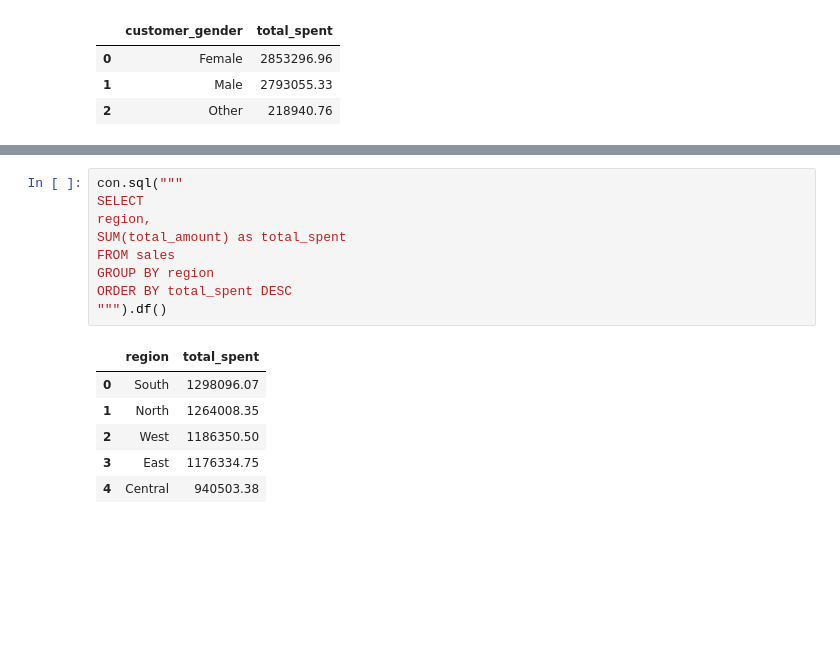
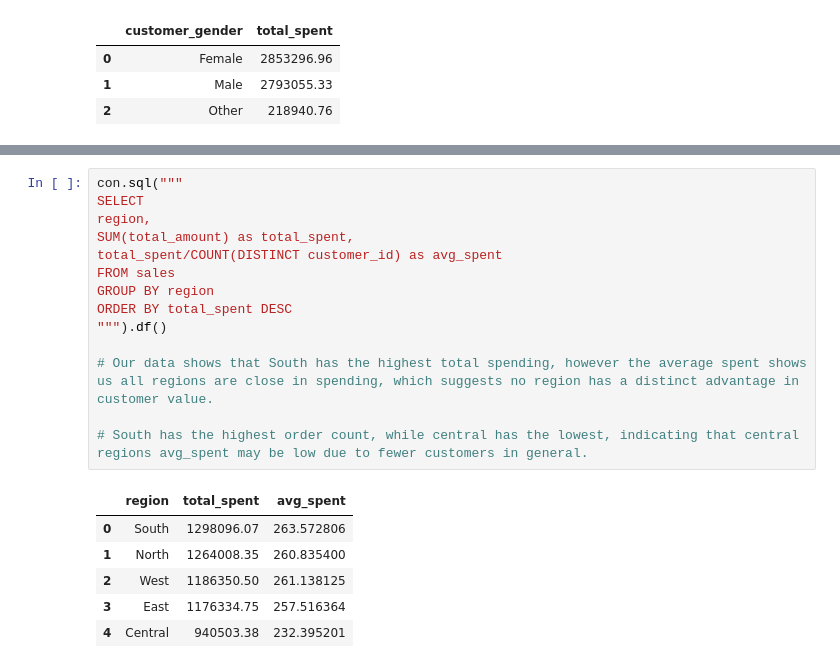
Before and after one commit to t-primero/e-commerce-analysis, a Jupyter notebook: ecommerce_analysis.ipynb, the cells around one changed output, grey strips where cells are left out. Saved outputs shown, nothing was run; the diff lists cells and outputs as text; blank space fills up the shorter version.

```diff
--- a/ecommerce_analysis.ipynb
+++ b/ecommerce_analysis.ipynb
@@ -587,16 +603,21 @@ ORDER BY total_spent DESC
 # %%
 con.sql("""
 SELECT
 region,
-SUM(total_amount) as total_spent
+SUM(total_amount) as total_spent,
+total_spent/COUNT(DISTINCT customer_id) as avg_spent
 FROM sales
 GROUP BY region
 ORDER BY total_spent DESC
 """).df()
+
+# Our data shows that South has the highest total spending, however the average spent shows us all regions are close in spending, which suggests no region has a distinct advantage in customer value.
+
+# South has the highest order count, while central has the lowest, indicating that central regions avg_spent may be low due to fewer customers in general.
 # %% [output]
-|  | region | total_spent |
-| 0 | South | 1298096.07 |
-| 1 | North | 1264008.35 |
-| 2 | West | 1186350.50 |
-| 3 | East | 1176334.75 |
-| 4 | Central | 940503.38 |
+|  | region | total_spent | avg_spent |
+| 0 | South | 1298096.07 | 263.572806 |
+| 1 | North | 1264008.35 | 260.835400 |
+| 2 | West | 1186350.50 | 261.138125 |
+| 3 | East | 1176334.75 | 257.516364 |
+| 4 | Central | 940503.38 | 232.395201 |
```
Also changed, not shown: parts of 3 cells of this notebook.
